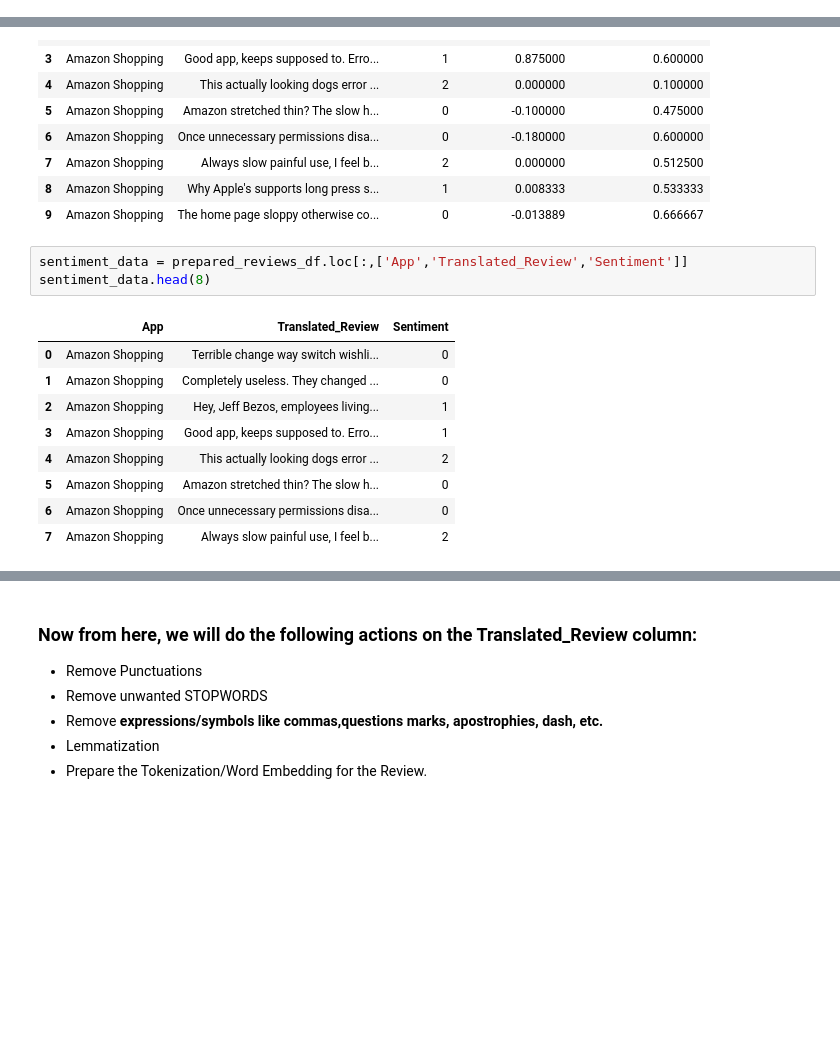
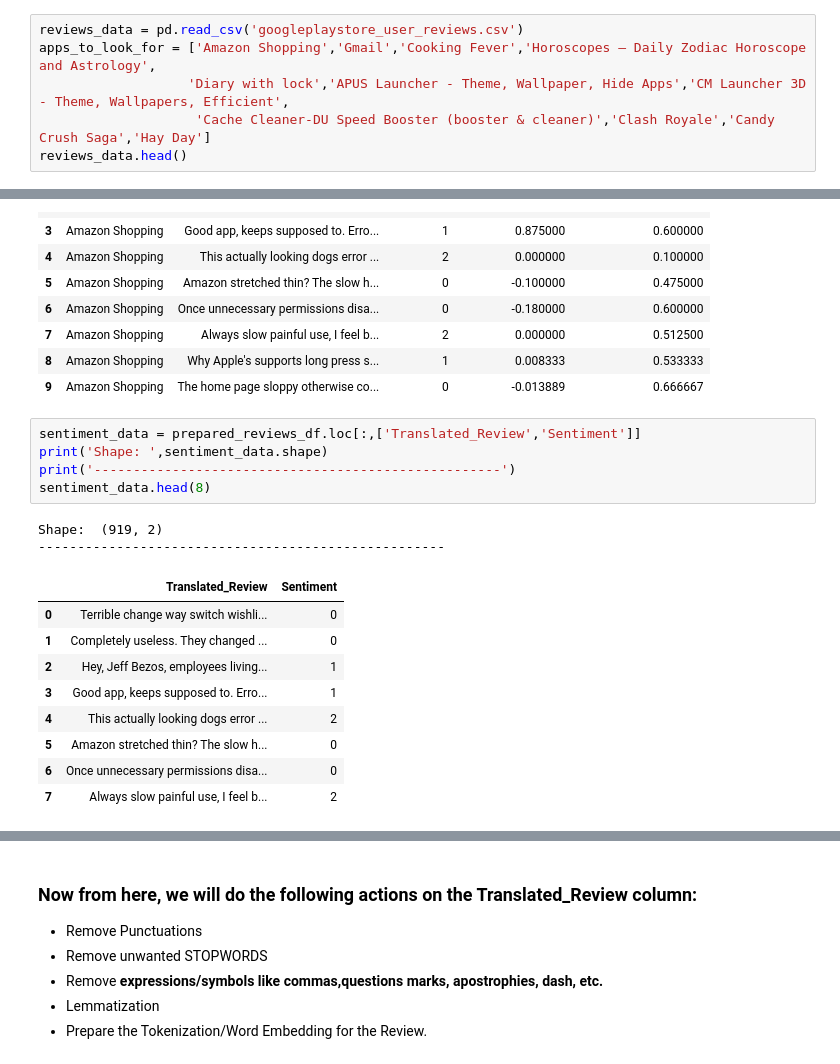
Before and after one commit to mishra-atul5001/Data-Science-Medium-Content, a Jupyter notebook: Play Store DataSet/Top 3 Apps Reviews Notebook.ipynb, the cells around one changed output, grey strips where cells are left out. Drawn from its saved outputs; the diff is of its cells as text; blank space fills up the shorter version.

```diff
--- a/Play Store DataSet/Top 3 Apps Reviews Notebook.ipynb
+++ b/Play Store DataSet/Top 3 Apps Reviews Notebook.ipynb
@@ -20,0 +27,6 @@ reviews_data.head()
+# %%
+reviews_data = pd.read_csv('googleplaystore_user_reviews.csv')
+apps_to_look_for = ['Amazon Shopping','Gmail','Cooking Fever','Horoscopes – Daily Zodiac Horoscope and Astrology',
+                   'Diary with lock','APUS Launcher - Theme, Wallpaper, Hide Apps','CM Launcher 3D - Theme, Wallpapers, Efficient',
+                    'Cache Cleaner-DU Speed Booster (booster & cleaner)','Clash Royale','Candy Crush Saga','Hay Day']
+reviews_data.head()
@@ -67,15 +94,19 @@ prepared_reviews_df.head(10)
 | 8 | Amazon Shopping | Why Apple's supports long press s... | 1 | 0.008333 | 0.533333 |
 | 9 | Amazon Shopping | The home page sloppy otherwise co... | 0 | -0.013889 | 0.666667 |
 # %%
-sentiment_data = prepared_reviews_df.loc[:,['App','Translated_Review','Sentiment']]
+sentiment_data = prepared_reviews_df.loc[:,['Translated_Review','Sentiment']]
+print('Shape: ',sentiment_data.shape)
+print('----------------------------------------------------')
 sentiment_data.head(8)
 # %% [output]
+Shape:  (919, 2)
+----------------------------------------------------
-|  | App | Translated_Review | Sentiment |
-| 0 | Amazon Shopping | Terrible change way switch wishli... | 0 |
-| 1 | Amazon Shopping | Completely useless. They changed ... | 0 |
-| 2 | Amazon Shopping | Hey, Jeff Bezos, employees living... | 1 |
-| 3 | Amazon Shopping | Good app, keeps supposed to. Erro... | 1 |
-| 4 | Amazon Shopping | This actually looking dogs error ... | 2 |
-| 5 | Amazon Shopping | Amazon stretched thin? The slow h... | 0 |
-| 6 | Amazon Shopping | Once unnecessary permissions disa... | 0 |
-| 7 | Amazon Shopping | Always slow painful use, I feel b... | 2 |
+|  | Translated_Review | Sentiment |
+| 0 | Terrible change way switch wishli... | 0 |
+| 1 | Completely useless. They changed ... | 0 |
+| 2 | Hey, Jeff Bezos, employees living... | 1 |
+| 3 | Good app, keeps supposed to. Erro... | 1 |
+| 4 | This actually looking dogs error ... | 2 |
+| 5 | Amazon stretched thin? The slow h... | 0 |
+| 6 | Once unnecessary permissions disa... | 0 |
+| 7 | Always slow painful use, I feel b... | 2 |
```
Also changed, not shown: parts of 28 cells of this notebook.
